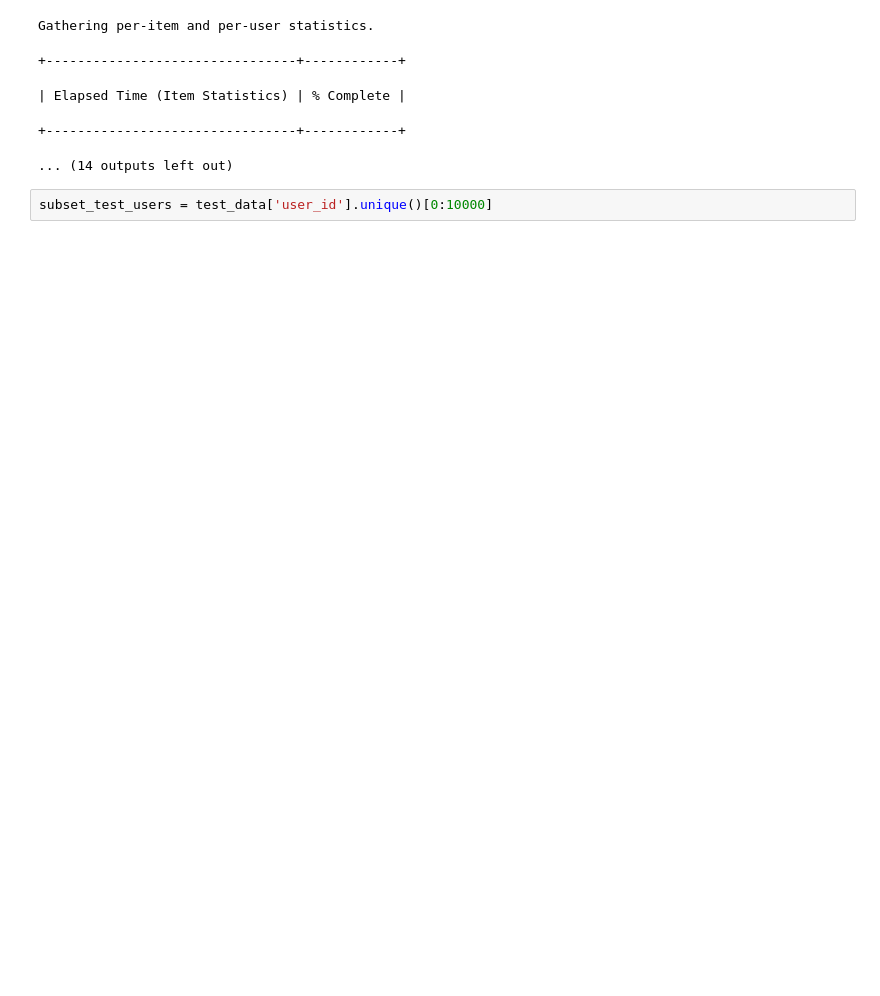
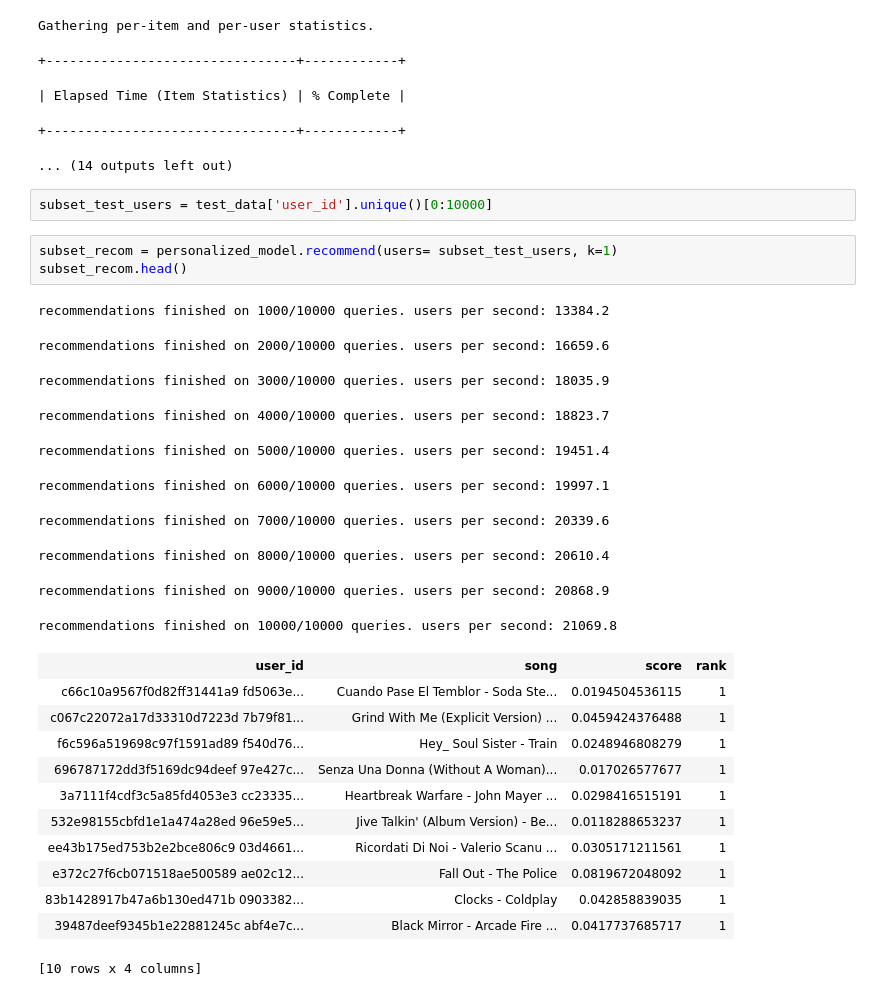
Before and after one commit to SYYoung/UW_MachineLearning, a Jupyter notebook: Course1/Week 5/Assg5.ipynb, the cells around one changed output. Drawn from its saved outputs; the diff is of its cells as text; blank space fills up the shorter version.

```diff
--- a/Course1/Week 5/Assg5.ipynb
+++ b/Course1/Week 5/Assg5.ipynb
@@ -107,3 +107,29 @@ Gathering per-item and per-user statistics.
 ... (14 outputs left out)
 # %%
 subset_test_users = test_data['user_id'].unique()[0:10000]
+# %%
+subset_recom = personalized_model.recommend(users= subset_test_users, k=1)
+subset_recom.head()
+# %% [output]
+recommendations finished on 1000/10000 queries. users per second: 13384.2
+recommendations finished on 2000/10000 queries. users per second: 16659.6
+recommendations finished on 3000/10000 queries. users per second: 18035.9
+recommendations finished on 4000/10000 queries. users per second: 18823.7
+recommendations finished on 5000/10000 queries. users per second: 19451.4
+recommendations finished on 6000/10000 queries. users per second: 19997.1
+recommendations finished on 7000/10000 queries. users per second: 20339.6
+recommendations finished on 8000/10000 queries. users per second: 20610.4
+recommendations finished on 9000/10000 queries. users per second: 20868.9
+recommendations finished on 10000/10000 queries. users per second: 21069.8
+| user_id | song | score | rank |
+| c66c10a9567f0d82ff31441a9 fd5063e... | Cuando Pase El Temblor - Soda Ste... | 0.0194504536115 | 1 |
+| c067c22072a17d33310d7223d 7b79f81... | Grind With Me (Explicit Version) ... | 0.0459424376488 | 1 |
+| f6c596a519698c97f1591ad89 f540d76... | Hey_ Soul Sister - Train | 0.0248946808279 | 1 |
+| 696787172dd3f5169dc94deef 97e427c... | Senza Una Donna (Without A Woman)... | 0.017026577677 | 1 |
+| 3a7111f4cdf3c5a85fd4053e3 cc23335... | Heartbreak Warfare - John Mayer ... | 0.0298416515191 | 1 |
+| 532e98155cbfd1e1a474a28ed 96e59e5... | Jive Talkin' (Album Version) - Be... | 0.0118288653237 | 1 |
+| ee43b175ed753b2e2bce806c9 03d4661... | Ricordati Di Noi - Valerio Scanu ... | 0.0305171211561 | 1 |
+| e372c27f6cb071518ae500589 ae02c12... | Fall Out - The Police | 0.0819672048092 | 1 |
+| 83b1428917b47a6b130ed471b 0903382... | Clocks - Coldplay | 0.042858839035 | 1 |
+| 39487deef9345b1e22881245c abf4e7c... | Black Mirror - Arcade Fire ... | 0.0417737685717 | 1 |
+[10 rows x 4 columns]
```
Also changed, not shown: parts of 4 cells of this notebook.
